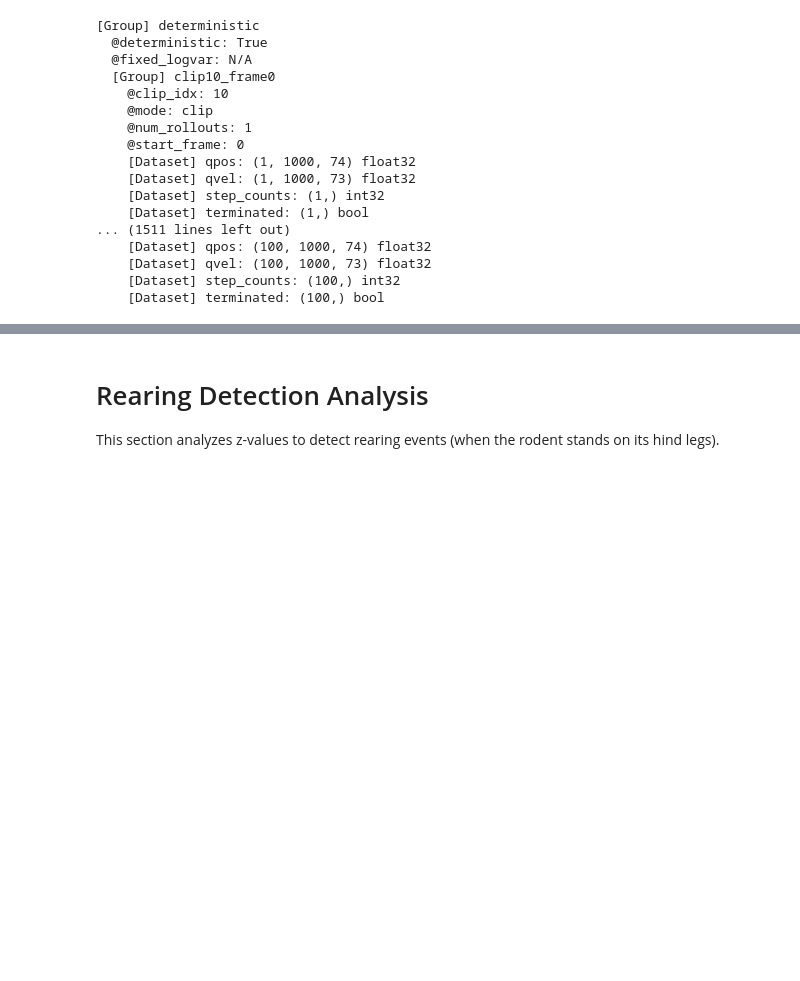
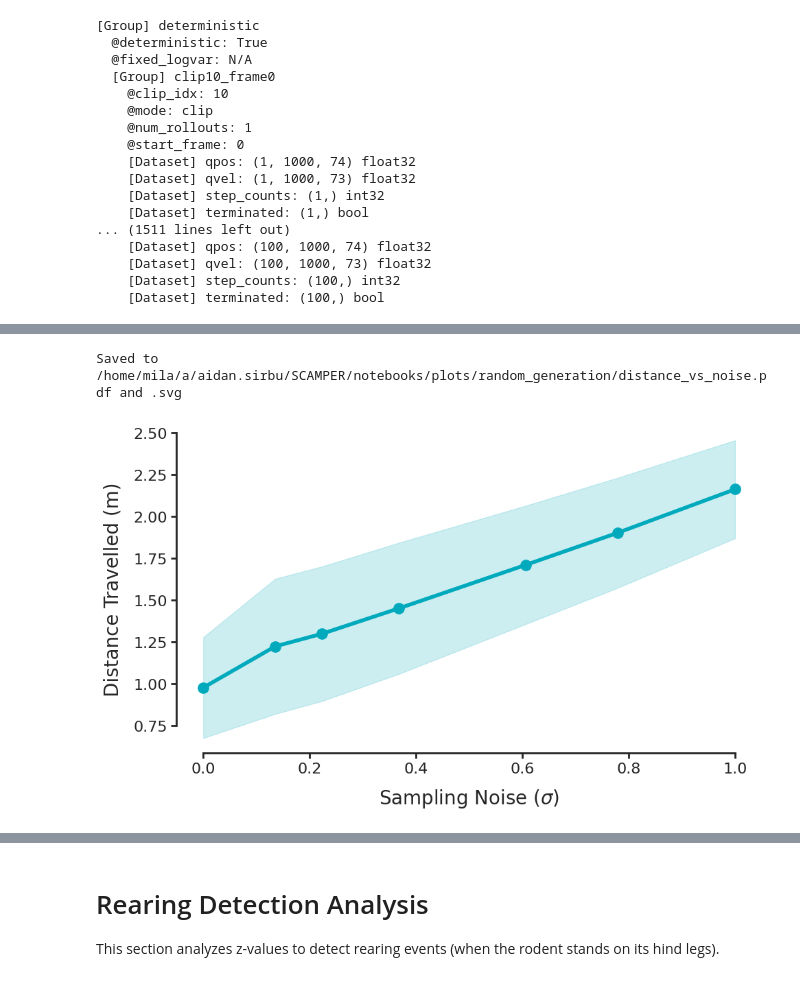
Before and after one commit to asirbu77/SCAMPER, a Jupyter notebook: notebooks/analysis/random_generation/analyze_multi_rollouts.ipynb, the cells around one changed output, grey strips where cells are left out. Drawn from its saved outputs; the diff is of its cells as text; code cells hidden in the pictures; blank space fills up the shorter version.

```diff
--- a/notebooks/analyze_multi_rollouts.ipynb
+++ b/notebooks/analysis/random_generation/analyze_multi_rollouts.ipynb
@@ -316,3 +304,68 @@ plt.show()
+# %%
+import seaborn as sns
+
+# Set the RGB color for the plot line (0-255 scale)
+line_rgb = (0, 170, 188)
+line_color = tuple(c / 255 for c in line_rgb)
+
+# Save path and filename
+save_dir = Path("/home/mila/a/aidan.sirbu/SCAMPER/notebooks/plots/random_generation")
+save_name = "distance_vs_noise"
+
+# Prepare data: exclude predicted, map deterministic sort_key to 0
+plot_df = df[df["sort_key"] != np.inf].copy()
+plot_df["noise_std"] = plot_df["sort_key"].replace(-np.inf, 0)
+
+fig, ax = plt.subplots(figsize=(10, 6))
+
+sns.lineplot(
+    data=plot_df,
+    x="noise_std",
+    y="distance",
+    errorbar="sd",
+    marker="o",
+    markersize=12,
+    markeredgewidth=0,
+    linewidth=4,
+    color=line_color,
+    ax=ax,
+)
+
+ax.set_xlabel("Sampling Noise ($\sigma$)", fontsize=20, labelpad=12)
+ax.set_ylabel("Distance Travelled (m)", fontsize=20, labelpad=12)
+ax.tick_params(labelsize=16, width=2, length=6)
+
+# Remove top and right spines
+sns.despine(ax=ax)
+
+# Trim spines to start at the first tick and end at the last tick
+xticks = ax.get_xticks()
+yticks = ax.get_yticks()
+xlim = ax.get_xlim()
+ylim = ax.get_ylim()
+xticks = [t for t in xticks if xlim[0] <= t <= xlim[1]]
+yticks = [t for t in yticks if ylim[0] <= t <= ylim[1]]
+
+ax.spines["bottom"].set_bounds(xticks[0], xticks[-1])
+ax.spines["left"].set_bounds(yticks[0], yticks[-1])
+
+# Thicken the remaining spines
+for spine in ["left", "bottom"]:
+    ax.spines[spine].set_linewidth(2)
+
+plt.tight_layout()
+
+# Save as PDF and SVG
+save_dir.mkdir(parents=True, exist_ok=True)
+fig.savefig(save_dir / f"{save_name}.pdf", bbox_inches="tight")
+fig.savefig(save_dir / f"{save_name}.svg", bbox_inches="tight")
+fig.savefig(save_dir / f"{save_name}.png", bbox_inches="tight")
+print(f"Saved to {save_dir / save_name}.pdf and .svg")
+
+plt.show()
+# %% [output]
+Saved to /home/mila/a/aidan.sirbu/SCAMPER/notebooks/plots/random_generation/distance_vs_noise.pdf and .svg
+[figure, added]
 # %%
 # Plot: Distance vs Noise Level (separate line for each starting pose)
 plot_data_by_pose = summary_by_pose[summary_by_pose["sort_key"] != np.inf].copy()
```
Also changed, not shown: parts of 7 cells of this notebook, 40 other files.
